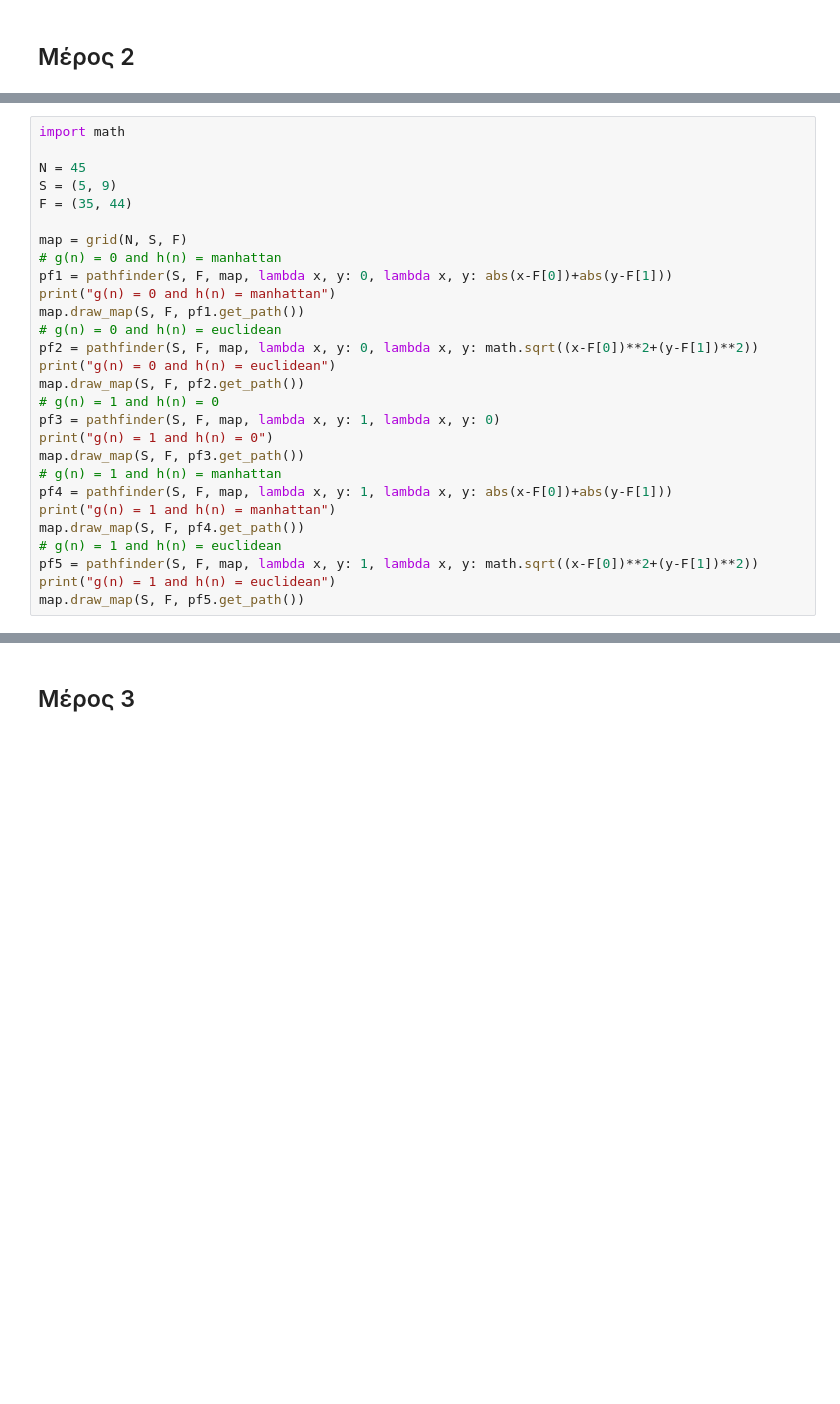
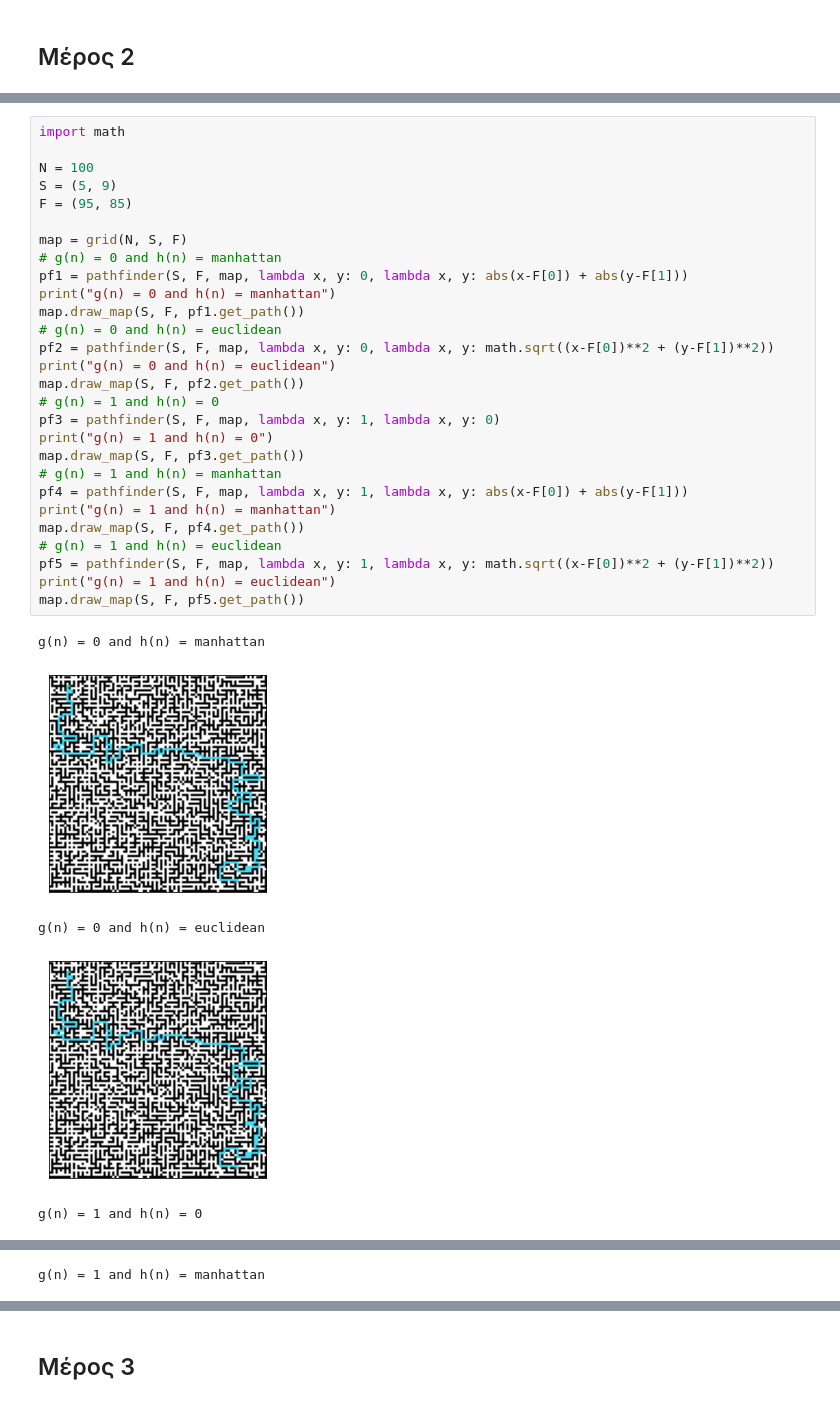
Before and after one commit to ChristosHadjichristofi/Artificial-Intelligence-NTUA, a Jupyter notebook: Lab 1/astar.ipynb, the cells around one changed output, grey strips where cells are left out. Saved outputs shown, nothing was run; the diff lists cells and outputs as text; blank space fills up the shorter version.

```diff
--- a/Lab 1/astar.ipynb
+++ b/Lab 1/astar.ipynb
@@ -418,28 +400,34 @@ class pathfinder:
 # %%
 import math
 
-N = 45
+N = 100
 S = (5, 9)
-F = (35, 44)
+F = (95, 85)
 
 map = grid(N, S, F)
 # g(n) = 0 and h(n) = manhattan
-pf1 = pathfinder(S, F, map, lambda x, y: 0, lambda x, y: abs(x-F[0])+abs(y-F[1]))
+pf1 = pathfinder(S, F, map, lambda x, y: 0, lambda x, y: abs(x-F[0]) + abs(y-F[1]))
 print("g(n) = 0 and h(n) = manhattan")
 map.draw_map(S, F, pf1.get_path())
 # g(n) = 0 and h(n) = euclidean
-pf2 = pathfinder(S, F, map, lambda x, y: 0, lambda x, y: math.sqrt((x-F[0])**2+(y-F[1])**2))
+pf2 = pathfinder(S, F, map, lambda x, y: 0, lambda x, y: math.sqrt((x-F[0])**2 + (y-F[1])**2))
 print("g(n) = 0 and h(n) = euclidean")
 map.draw_map(S, F, pf2.get_path())
 # g(n) = 1 and h(n) = 0
 pf3 = pathfinder(S, F, map, lambda x, y: 1, lambda x, y: 0)
 print("g(n) = 1 and h(n) = 0")
 map.draw_map(S, F, pf3.get_path())
 # g(n) = 1 and h(n) = manhattan
-pf4 = pathfinder(S, F, map, lambda x, y: 1, lambda x, y: abs(x-F[0])+abs(y-F[1]))
+pf4 = pathfinder(S, F, map, lambda x, y: 1, lambda x, y: abs(x-F[0]) + abs(y-F[1]))
 print("g(n) = 1 and h(n) = manhattan")
 map.draw_map(S, F, pf4.get_path())
 # g(n) = 1 and h(n) = euclidean
-pf5 = pathfinder(S, F, map, lambda x, y: 1, lambda x, y: math.sqrt((x-F[0])**2+(y-F[1])**2))
+pf5 = pathfinder(S, F, map, lambda x, y: 1, lambda x, y: math.sqrt((x-F[0])**2 + (y-F[1])**2))
 print("g(n) = 1 and h(n) = euclidean")
 map.draw_map(S, F, pf5.get_path())
+# %% [output]
+g(n) = 0 and h(n) = manhattan
+[figure, added]
+g(n) = 0 and h(n) = euclidean
+[figure, added]
+g(n) = 1 and h(n) = 0
@@ -445,0 +435 @@ map.draw_map(S, F, pf5.get_path())
+g(n) = 1 and h(n) = manhattan
```
Also changed, not shown: parts of 12 cells of this notebook.
